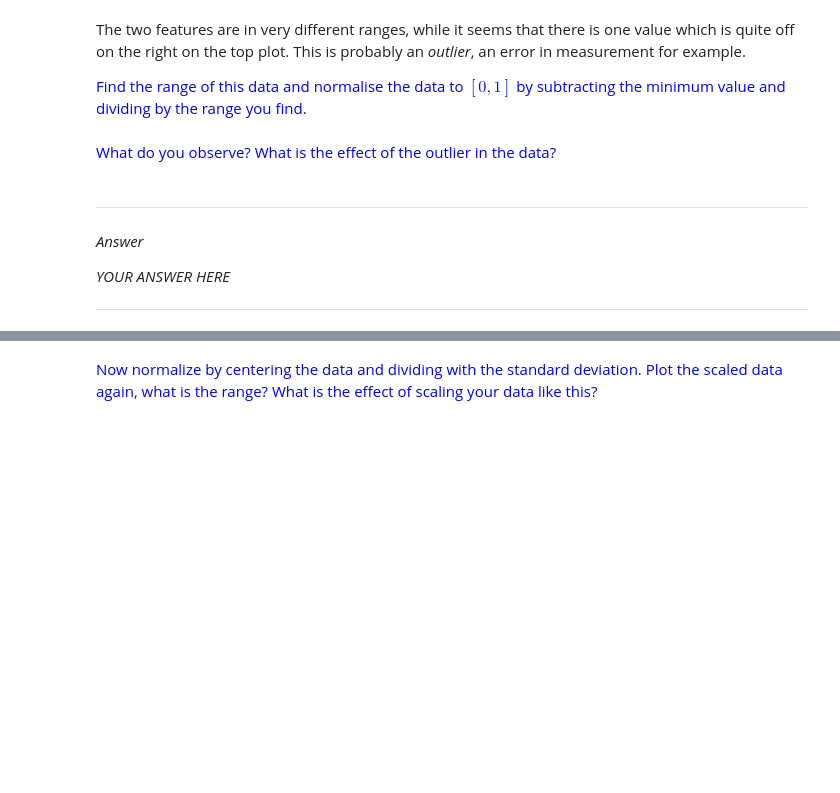
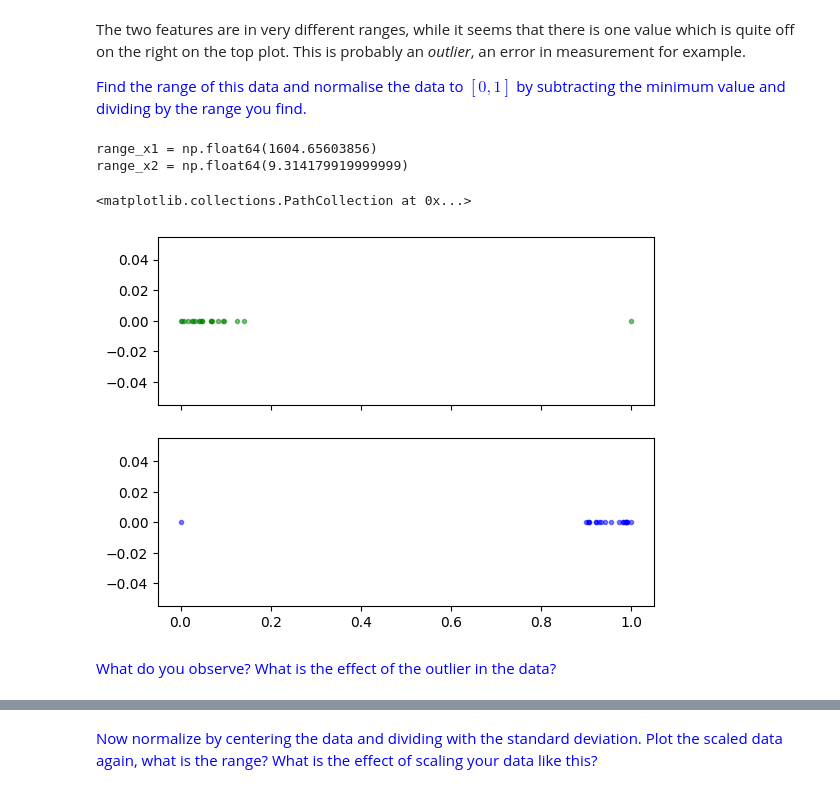
Before and after one commit to tomiock/ML2024-25, a Jupyter notebook: Session 2 - Multiple and Polynomial regression/P2_Multiple_and_Polynomial_Regression.ipynb, the cells around one changed output, grey strips where cells are left out. Saved outputs shown, nothing was run; the diff lists cells and outputs as text; code cells hidden in the pictures; blank space fills up the shorter version.

```diff
--- a/Session 2 - Multiple and Polynomial regression/P2_Multiple_and_Polynomial_Regression.ipynb
+++ b/Session 2 - Multiple and Polynomial regression/P2_Multiple_and_Polynomial_Regression.ipynb
@@ -52,10 +50,21 @@ The two features are in very different ranges, while it seems that there is one
+# %%
+# Your Code Here #
+range_x1 = x1.max() - x1.min()
+range_x2 = x2.max() - x2.min()
+print(f'{range_x1 = }')
+print(f'{range_x2 = }')
+
+x1_minmax = (x1 - x1.min())/range_x1
+x2_minmax = (x2 - x2.min())/range_x2
+
+f, (ax1, ax2) = plt.subplots(2, sharex=True, sharey=False)
+
+ax1.scatter(x1_minmax, np.zeros_like(x1_minmax), color = 'g', marker ='.', alpha=0.5)
+ax2.scatter(x2_minmax, np.zeros_like(x2_minmax), color = 'b', marker ='.', alpha=0.5)
+# %% [output]
+range_x1 = np.float64(1604.65603856)
+range_x2 = np.float64(9.314179919999999)
+<matplotlib.collections.PathCollection at 0x...>
+[figure, added]
 # %% [markdown]
 <font color=blue>What do you observe? What is the effect of the outlier in the data?</blue>
-# %% [markdown]
----
-
-*Answer*
-
-*YOUR ANSWER HERE*
-
----
```
Also changed, not shown: parts of 42 cells of this notebook, 4 other files.
